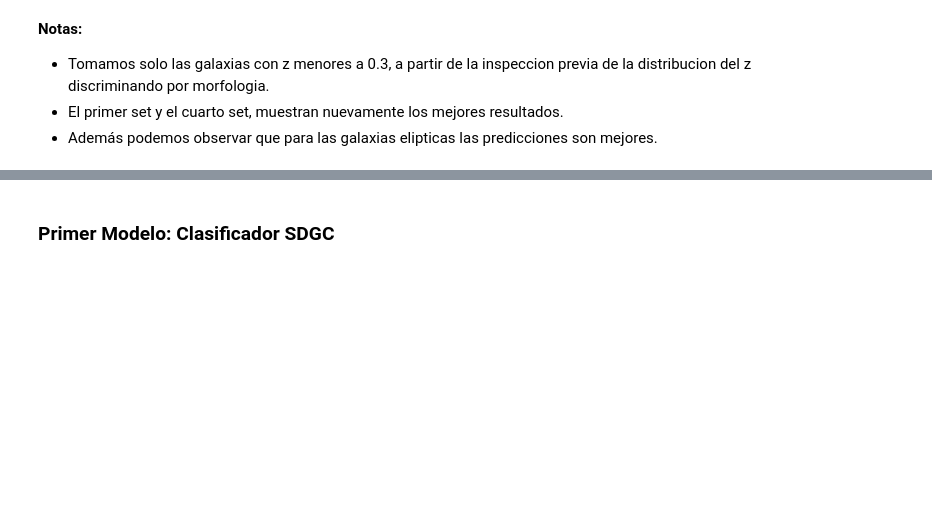
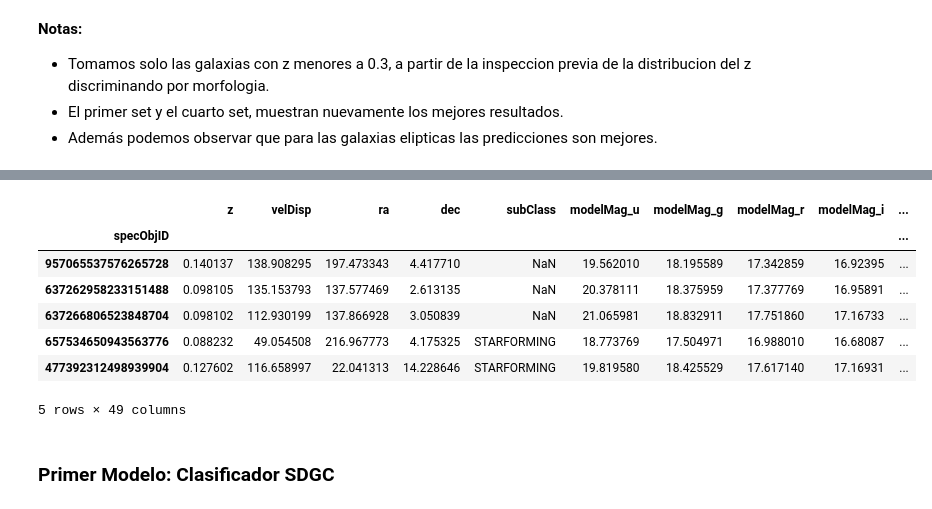
Before and after one commit to leoborgnino/mentoria-astro-datos, a Jupyter notebook: 3_Intro_Aprendizaje.ipynb, the cells around one changed output, grey strips where cells are left out. Saved outputs shown, nothing was run; the diff lists cells and outputs as text; code cells hidden in the pictures; blank space fills up the shorter version.

```diff
--- a/3_Intro_Aprendizaje.ipynb
+++ b/3_Intro_Aprendizaje.ipynb
@@ -456,5 +465,5 @@ for ind,j in enumerate(selector):
 * Computar las metricas accuracy,precision, recall, F1, matriz de confusión
 * Visualización de la frontera de decisión
 # %%
-# Concatenamos los set de datos spiral y elliptical
-data_sp_or_ell = pd.concat([data_spiral, data_elliptical])
+# Concatenamos los set de datos spiral, elliptical y uncertain
+data_tipo = pd.concat([data_spiral, data_elliptical, data_uncertain])
@@ -478 +470,12 @@ data_sp_or_ell
+# %%
+data_tipo[:5]
+# %% [output]
+|  | z | velDisp | ra | dec | subClass | modelMag_u | modelMag_g | modelMag_r | modelMag_i | ... |
+| specObjID |  |  |  |  |  |  |  |  |  | ... |
+| 957065537576265728 | 0.140137 | 138.908295 | 197.473343 | 4.417710 | NaN | 19.562010 | 18.195589 | 17.342859 | 16.92395 | ... |
+| 637262958233151488 | 0.098105 | 135.153793 | 137.577469 | 2.613135 | NaN | 20.378111 | 18.375959 | 17.377769 | 16.95891 | ... |
+| 637266806523848704 | 0.098102 | 112.930199 | 137.866928 | 3.050839 | NaN | 21.065981 | 18.832911 | 17.751860 | 17.16733 | ... |
+| 657534650943563776 | 0.088232 | 49.054508 | 216.967773 | 4.175325 | STARFORMING | 18.773769 | 17.504971 | 16.988010 | 16.68087 | ... |
+| 477392312498939904 | 0.127602 | 116.658997 | 22.041313 | 14.228646 | STARFORMING | 19.819580 | 18.425529 | 17.617140 | 17.16931 | ... |
+5 rows × 49 columns
 # %%
```
Also changed, not shown: parts of 36 cells of this notebook.
